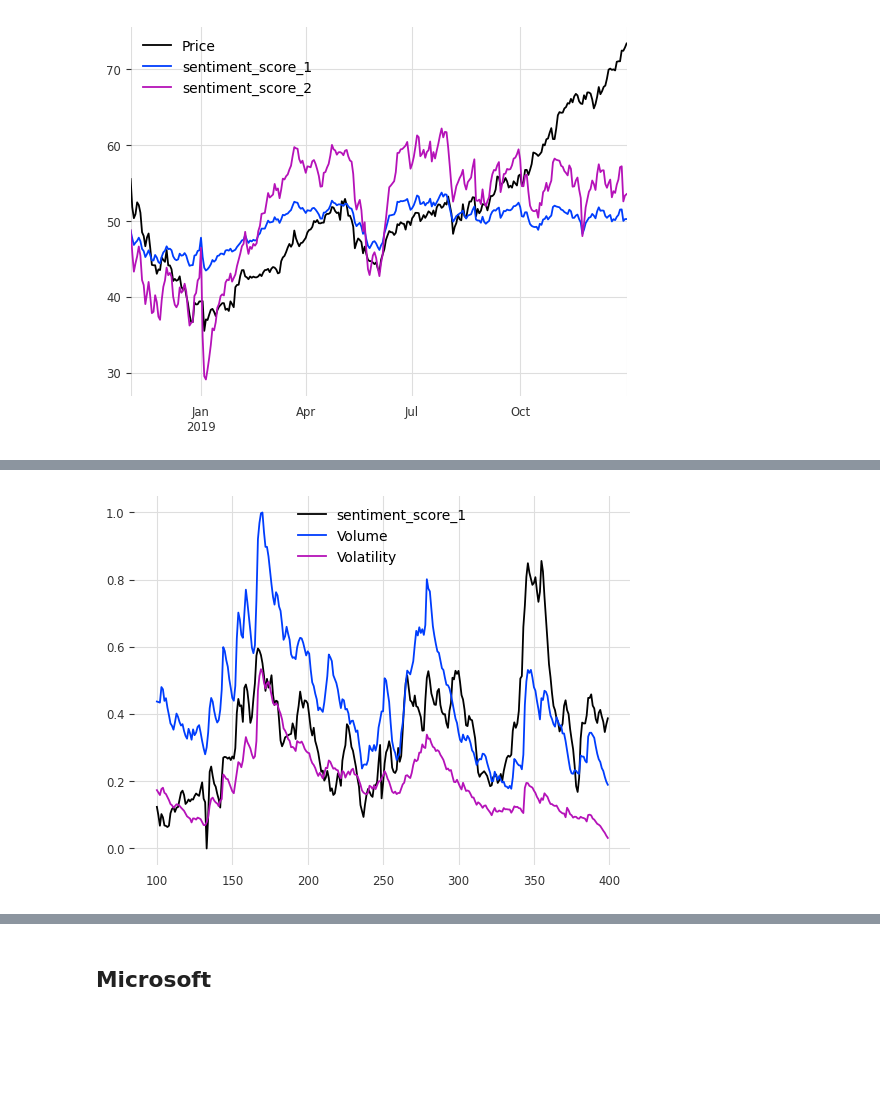
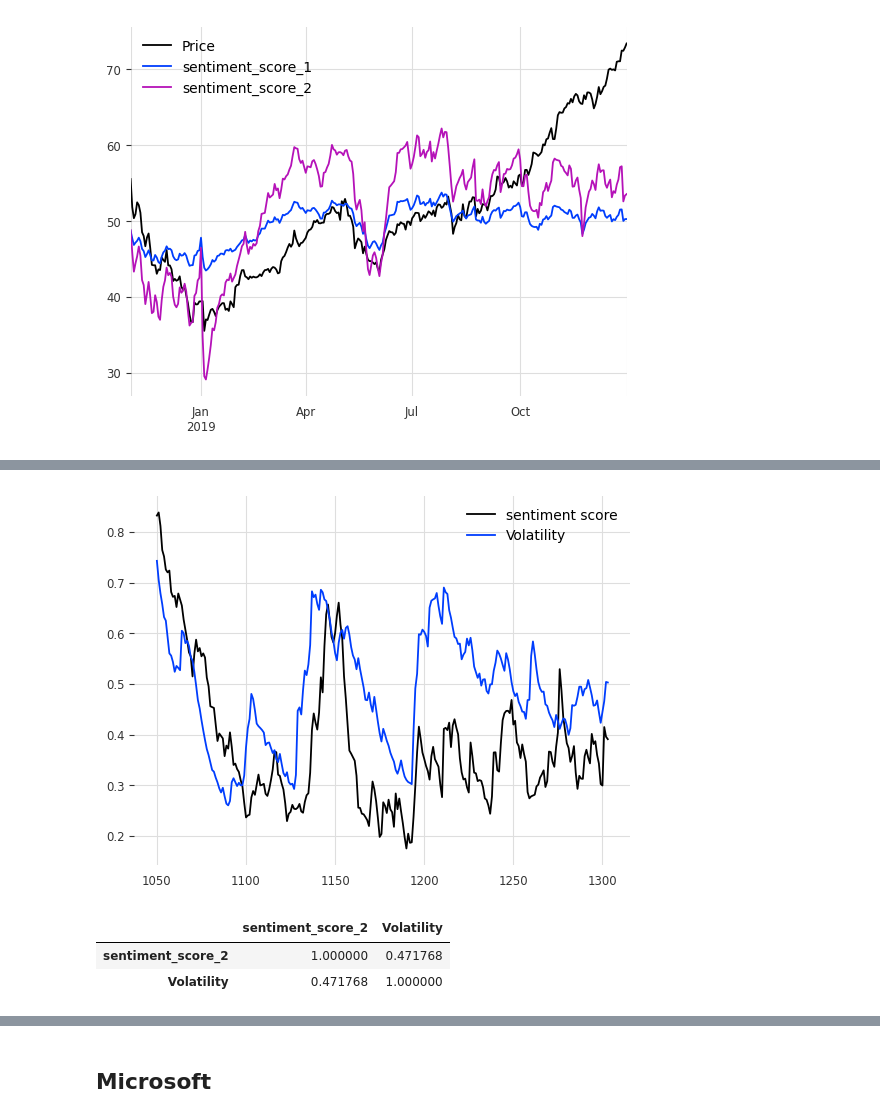
Before and after one commit to iandroid1812/HSE_Masters, a Jupyter notebook: Project_Files/Twitter/explore_sentiment.ipynb, the cells around one changed output, grey strips where cells are left out. Saved outputs shown, nothing was run; the diff lists cells and outputs as text; code cells hidden in the pictures; blank space fills up the shorter version.

```diff
--- a/Project_Files/Twitter/explore_sentiment.ipynb
+++ b/Project_Files/Twitter/explore_sentiment.ipynb
@@ -132,7 +132,7 @@ for ticker in tickers:
     # visualize different approaches
     company.sentiment_score_1[100:200].plot(label='raw')
     company.sentiment_score_1.ewm(span=EXP_MA).mean()[100:200].plot(label='ewm')
-    pandas_ta.ema(company.sentiment_score_1, length=EXP_MA)[100:200].plot(label='ema')
+    # pandas_ta.ema(company.sentiment_score_1, length=EXP_MA)[100:200].plot(label='ema')
     company.sentiment_score_1.rolling(EXP_MA).mean()[100:200].plot(label='rolling')
     plt.title(ticker)
     plt.legend()
@@ -232,5 +229,14 @@ df_scaled[['sentiment_score_1', 'Volume', 'Volatility']][1100:].plot();
 # %%
-df_scaled[['sentiment_score_1', 'Volume', 'Volatility']][100:400].plot();
+# df_scaled[['sentiment_score_1', 'Volume', 'Volatility']][100:400].plot();
+df_scaled[['sentiment_score_2', 'Volatility']][1050:].rename(columns={
+    'sentiment_score_2' : 'sentiment score'
+}).plot();
 # %% [output]
-[figure, old version]
+[figure, new version]
+# %%
+df_scaled[['sentiment_score_2', 'Volatility']][1050:].corr()
+# %% [output]
+|  | sentiment_score_2 | Volatility |
+| sentiment_score_2 | 1.000000 | 0.471768 |
+| Volatility | 0.471768 | 1.000000 |
 # %%
```
Also changed, not shown: parts of 12 cells of this notebook, 54 other files.
